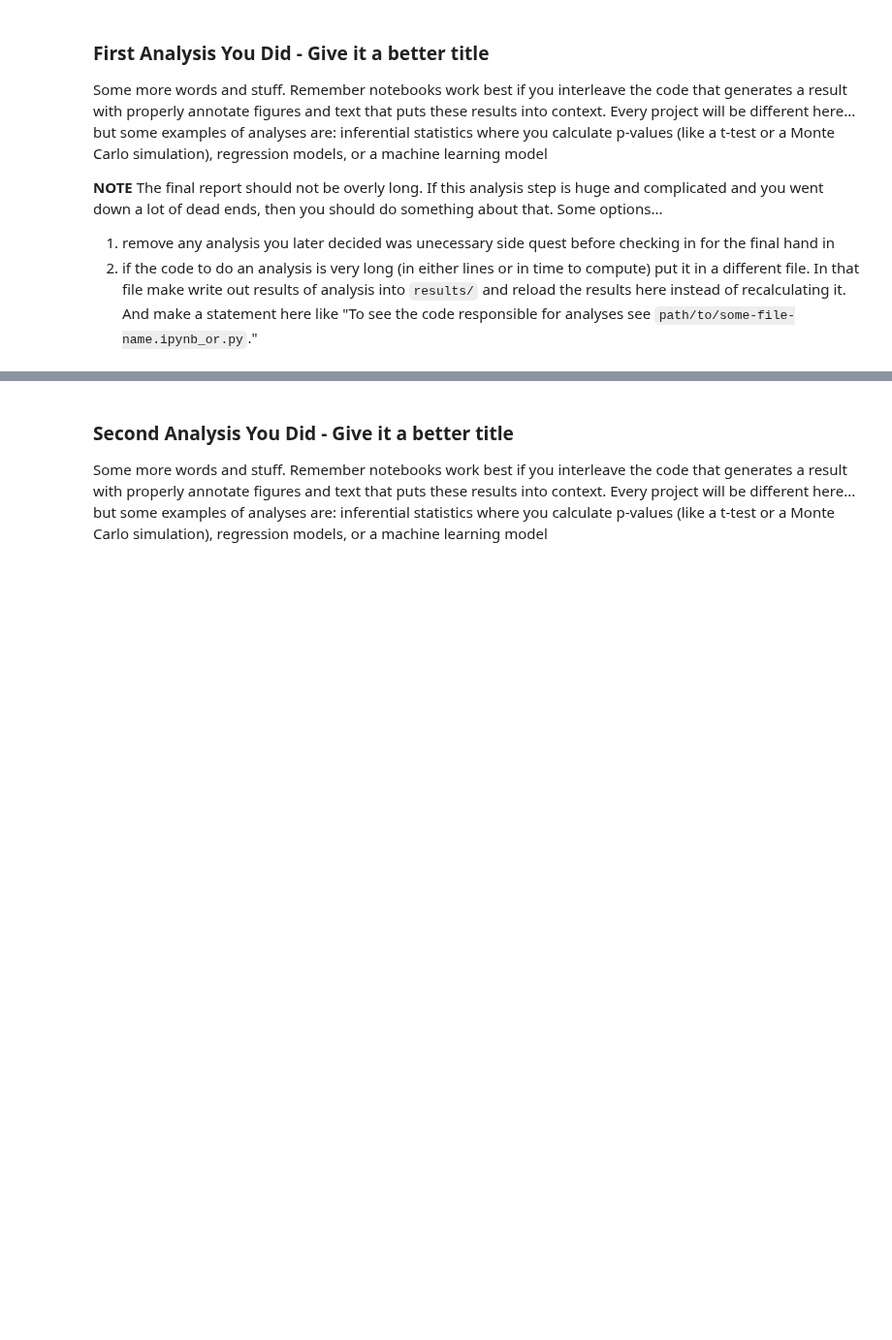
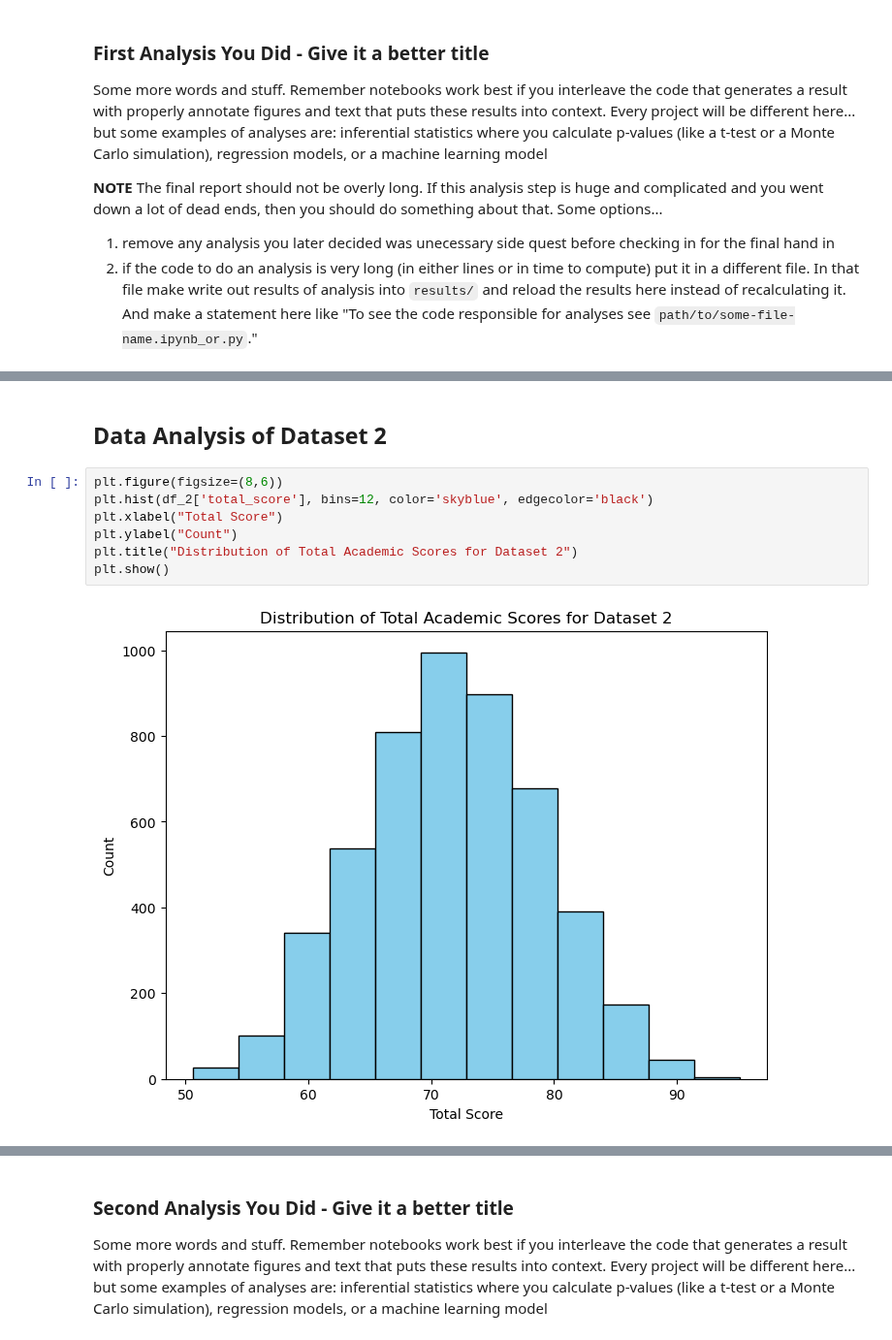
Before and after one commit to sbui056/student-sleep-performance, a Jupyter notebook: 03-FinalProject.ipynb, the cells around one changed output, grey strips where cells are left out. Shown at 97% size. Drawn from its saved outputs; the diff is of its cells as text; blank space fills up the shorter version.

```diff
--- a/03-FinalProject.ipynb
+++ b/03-FinalProject.ipynb
@@ -259,0 +283,11 @@ Some more words and stuff.  Remember notebooks work best if you interleave the c
+# %% [markdown]
+## Data Analysis of Dataset 2
+# %%
+plt.figure(figsize=(8,6))
+plt.hist(df_2['total_score'], bins=12, color='skyblue', edgecolor='black')
+plt.xlabel("Total Score")
+plt.ylabel("Count")
+plt.title("Distribution of Total Academic Scores for Dataset 2")
+plt.show()
+# %% [output]
+[figure, added]
```
Also changed, not shown: parts of 20 cells of this notebook.
